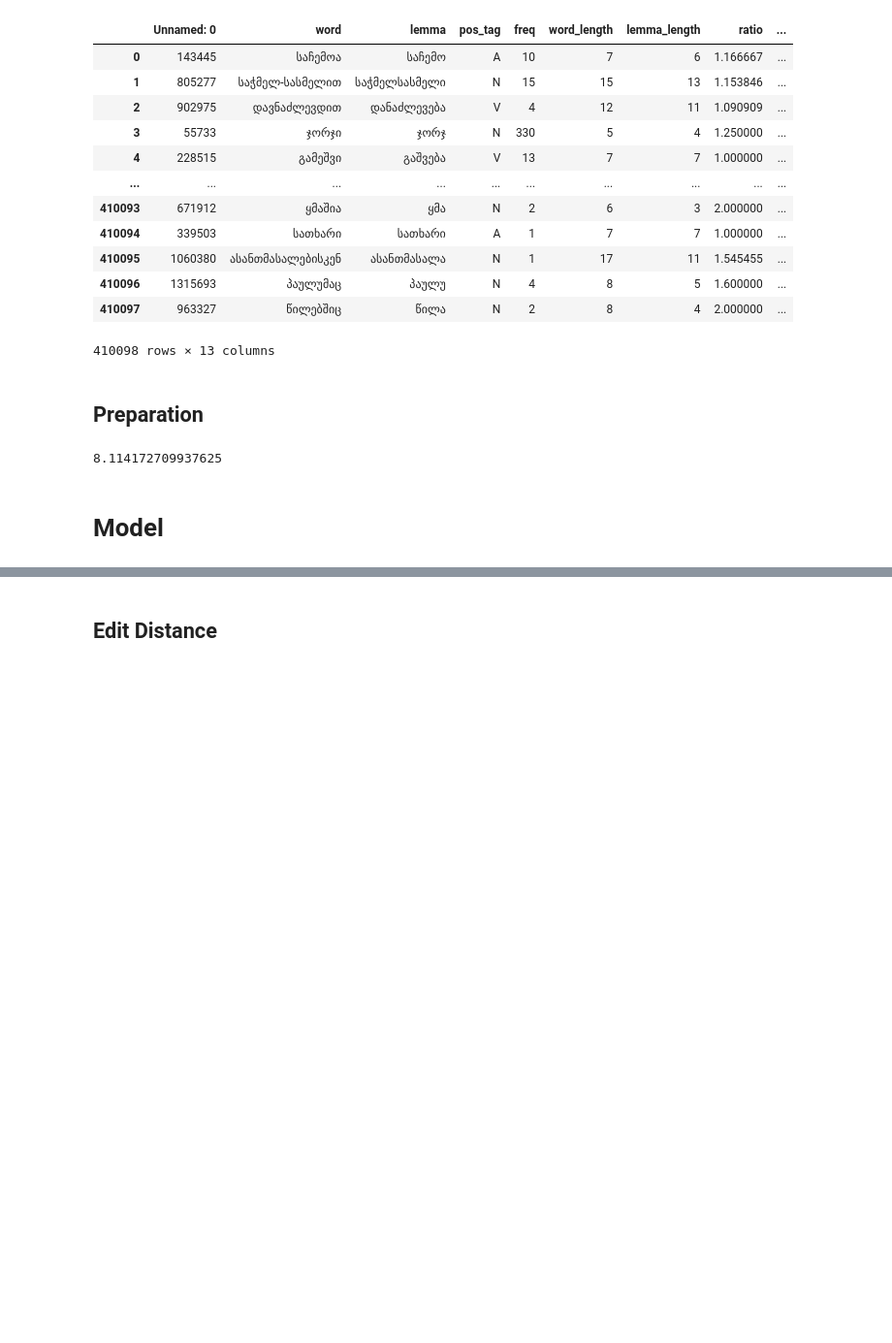
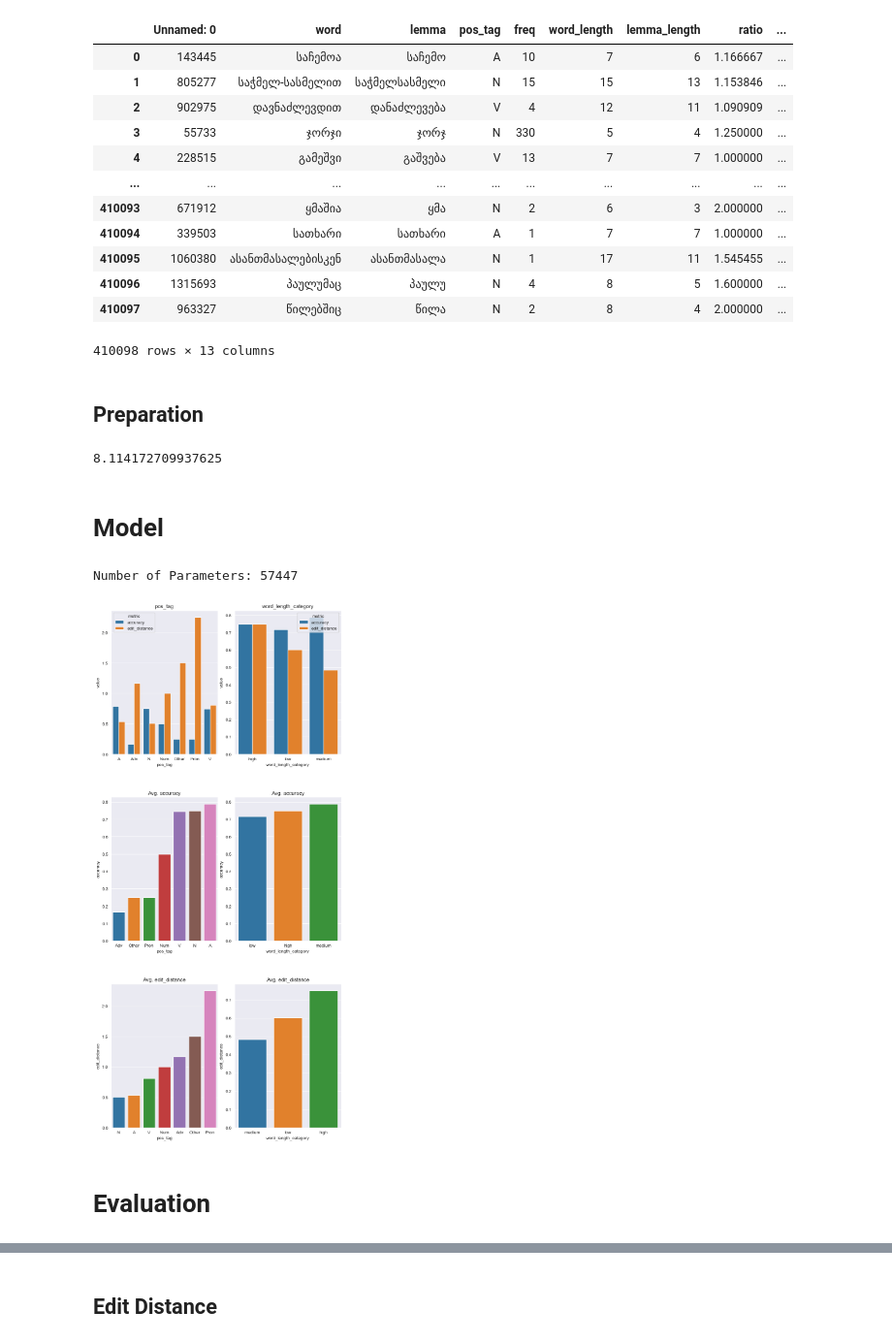
Before and after one commit to Nargizi/GNC_Exlporation, a Jupyter notebook: Lemmatization/Evaluation.ipynb, the cells around one changed output, grey strips where cells are left out. Shown at 97% size. Drawn from its saved outputs; the diff is of its cells as text; code cells hidden in the pictures; blank space fills up the shorter version.

```diff
--- a/Lemmatization/Evaluation.ipynb
+++ b/Lemmatization/Evaluation.ipynb
@@ -44,3 +50,11 @@ AVG_LENGTH = data.lemma.str.len().mean()
 AVG_LENGTH
 # %% [output]
 8.114172709937625
+# %%
+
+from Lemmatization.evaluation.evaluation import LemmatizatorEvaluator, EVALUATION_PATH
+from Lemmatization.evaluation.metrics import AccuracyMetric, EditDistanceMetric, Metrics
+
+evaluator = LemmatizatorEvaluator(data, Metrics([AccuracyMetric(), EditDistanceMetric()]), EVALUATION_PATH, 'base_model', MAX_LENGTH)
+# %% [markdown]
+# Model
@@ -47,3 +64,16 @@ AVG_LENGTH
+# %%
+model = torch.jit.load(os.path.join('models', MODEL_NAME))
+model.load_state_dict(torch.load(os.path.join('weights', MODEL_WEIGHTS)))
+model.eval()
+print(f'Number of Parameters: {sum(p.numel() for p in model.parameters())}')
+# %% [output]
+Number of Parameters: 57447
+# %%
+evaluator.evaluate(model, ['pos_tag', 'word_length_category'])
+# %% [output]
+[figure, added]
+# %% [markdown]
+# Evaluation
 # %%
 def get_tokens(t):
     yield from list(t)
@@ -81,5 +111,3 @@ def coallate_words(batch):
 
 
     return pad_sequence(word_list, batch_first=True, padding_value=vocab[PAD_TOKEN])[1:], pad_sequence(lemma_list, batch_first=True, padding_value=vocab[PAD_TOKEN])[1:]
-# %% [markdown]
-# Model
```
Also changed, not shown: parts of 58 cells of this notebook, 22 other files.
